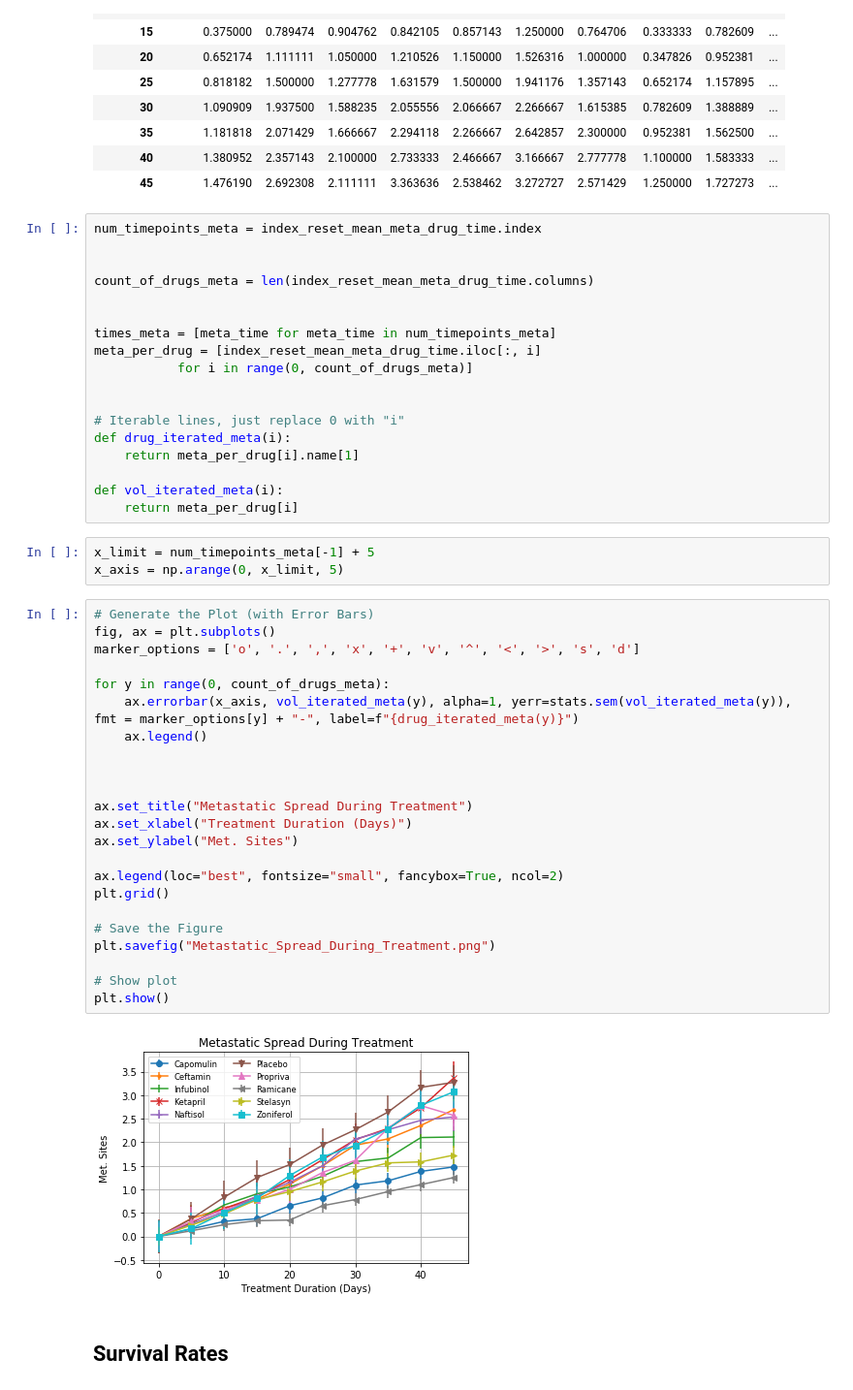
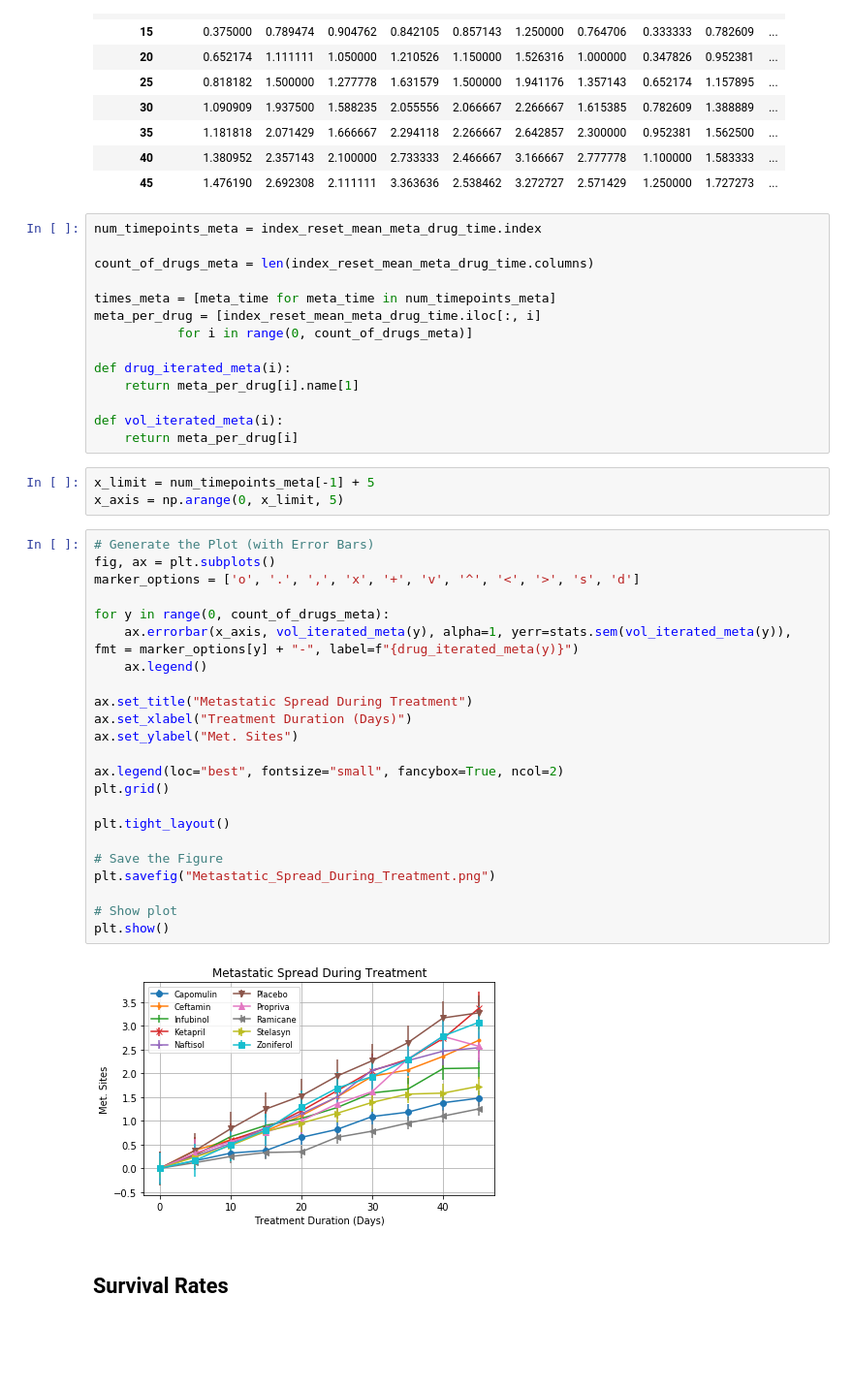
Before and after one commit to mdsmith577/Matplotlib_Homework, a Jupyter notebook: pymaceuticals.ipynb, the cells around one changed output. Shown at 97% size. Drawn from its saved outputs; the diff is of its cells as text; blank space fills up the shorter version.

```diff
--- a/pymaceuticals.ipynb
+++ b/pymaceuticals.ipynb
@@ -243,16 +238,12 @@ index_reset_mean_meta_drug_time
 # %%
 num_timepoints_meta = index_reset_mean_meta_drug_time.index
 
-
 count_of_drugs_meta = len(index_reset_mean_meta_drug_time.columns)
-
 
 times_meta = [meta_time for meta_time in num_timepoints_meta]
 meta_per_drug = [index_reset_mean_meta_drug_time.iloc[:, i]
            for i in range(0, count_of_drugs_meta)]
 
-
-# Iterable lines, just replace 0 with "i"
 def drug_iterated_meta(i):
     return meta_per_drug[i].name[1]
 
@@ -264,28 +255,28 @@ x_axis = np.arange(0, x_limit, 5)
 # %%
 # Generate the Plot (with Error Bars)
 fig, ax = plt.subplots()
 marker_options = ['o', '.', ',', 'x', '+', 'v', '^', '<', '>', 's', 'd']
 
 for y in range(0, count_of_drugs_meta):
     ax.errorbar(x_axis, vol_iterated_meta(y), alpha=1, yerr=stats.sem(vol_iterated_meta(y)), fmt = marker_options[y] + "-", label=f"{drug_iterated_meta(y)}")
     ax.legend()
 
-
-
 ax.set_title("Metastatic Spread During Treatment")
 ax.set_xlabel("Treatment Duration (Days)")
 ax.set_ylabel("Met. Sites")
 
 ax.legend(loc="best", fontsize="small", fancybox=True, ncol=2)
 plt.grid()
 
+plt.tight_layout()
+
 # Save the Figure
 plt.savefig("Metastatic_Spread_During_Treatment.png")
 
 # Show plot
 plt.show()
 # %% [output]
-[figure, old version]
+[figure, new version]
 # %% [markdown]
 ## Survival Rates
 # %%
```
Also changed, not shown: parts of 14 cells of this notebook.
